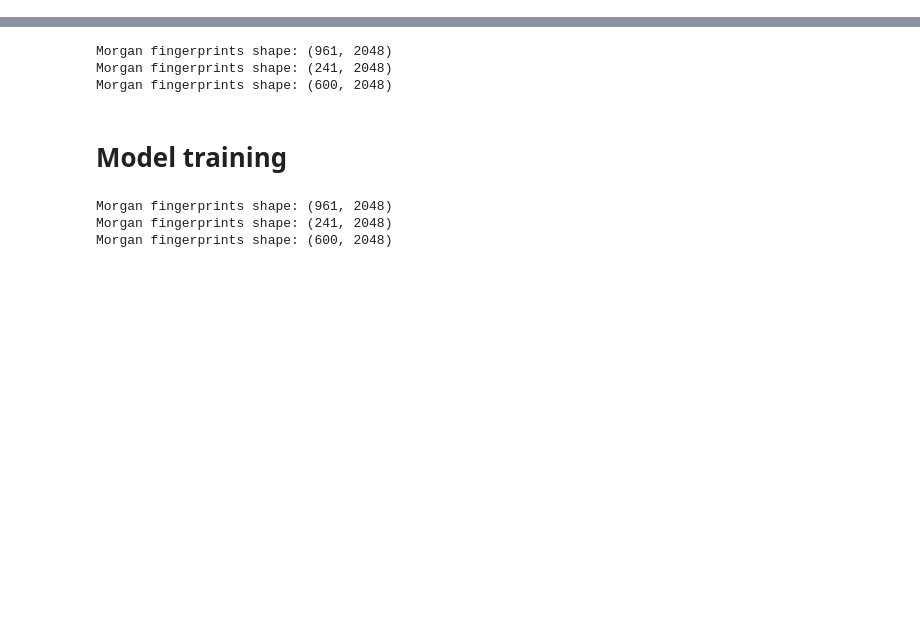
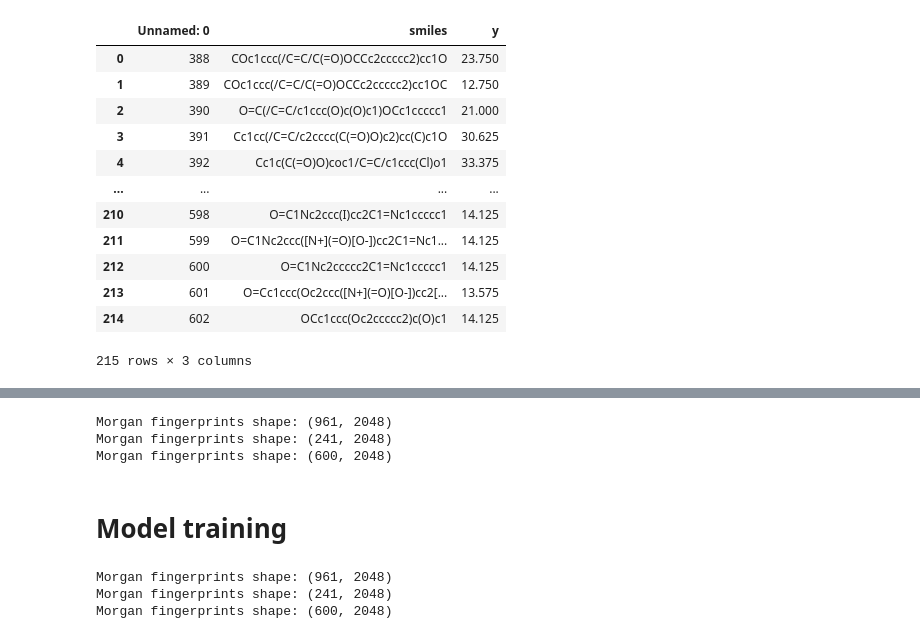
Before and after one commit to xiaolinpan/tox24_challenge_submission_yingkai_lab, a Jupyter notebook: tox24_XGB.ipynb, the cells around one changed output, grey strips where cells are left out. Cells and saved outputs as stored; diff of their text form; code cells hidden in the pictures; blank space fills up the shorter version.

Commit message:
upload extra data file

```diff
--- a/tox24_XGB.ipynb
+++ b/tox24_XGB.ipynb
@@ -32,6 +34,25 @@ def check_molecule(smiles):
 # set seed
 seed = 0
 np.random.seed(seed)
+# %%
+df = pd.read_csv('/scratch/yg3191/tox24_challenge_submission_yingkai_lab/data/TTR_extra.csv')
+del df['Unnamed: 0']
+df['Source'] = 'CPI2M'
+df.to_csv('/scratch/yg3191/tox24_challenge_submission_yingkai_lab/data/TTR_extra.csv', index=False)
+# %% [output]
+|  | Unnamed: 0 | smiles | y |
+| 0 | 388 | COc1ccc(/C=C/C(=O)OCCc2ccccc2)cc1O | 23.750 |
+| 1 | 389 | COc1ccc(/C=C/C(=O)OCCc2ccccc2)cc1OC | 12.750 |
+| 2 | 390 | O=C(/C=C/c1ccc(O)c(O)c1)OCc1ccccc1 | 21.000 |
+| 3 | 391 | Cc1cc(/C=C/c2cccc(C(=O)O)c2)cc(C)c1O | 30.625 |
+| 4 | 392 | Cc1c(C(=O)O)coc1/C=C/c1ccc(Cl)o1 | 33.375 |
+| ... | ... | ... | ... |
+| 210 | 598 | O=C1Nc2ccc(I)cc2C1=Nc1ccccc1 | 14.125 |
+| 211 | 599 | O=C1Nc2ccc([N+](=O)[O-])cc2C1=Nc1... | 14.125 |
+| 212 | 600 | O=C1Nc2ccccc2C1=Nc1ccccc1 | 14.125 |
+| 213 | 601 | O=Cc1ccc(Oc2ccc([N+](=O)[O-])cc2[... | 13.575 |
+| 214 | 602 | OCc1ccc(Oc2ccccc2)c(O)c1 | 14.125 |
+215 rows × 3 columns
 # %%
 with open('5_fold_5_split.pl', 'rb') as f:
     data = pickle.load(f)
```
Also changed, not shown: parts of 1 cell of this notebook, 2 other files.
